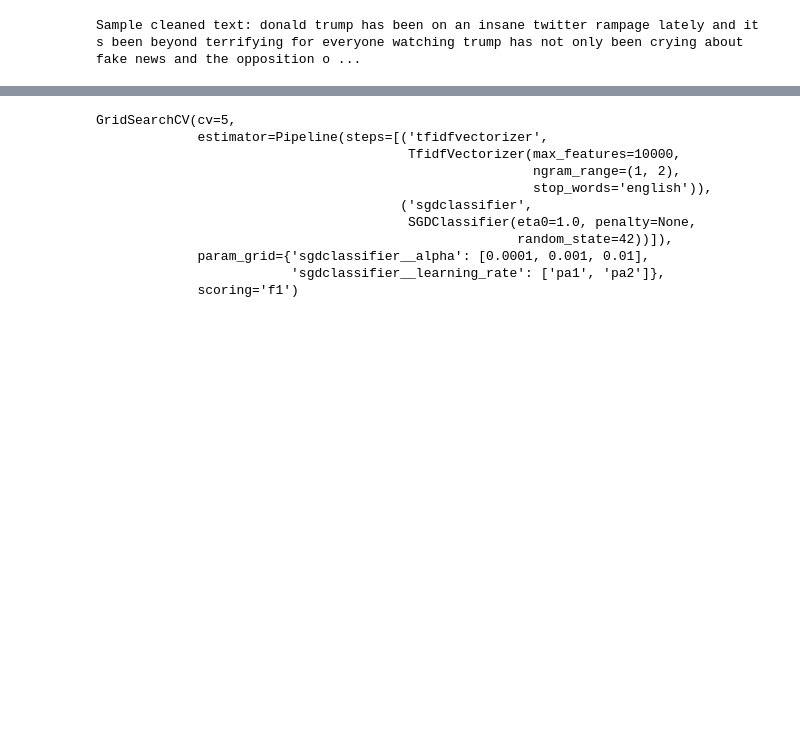
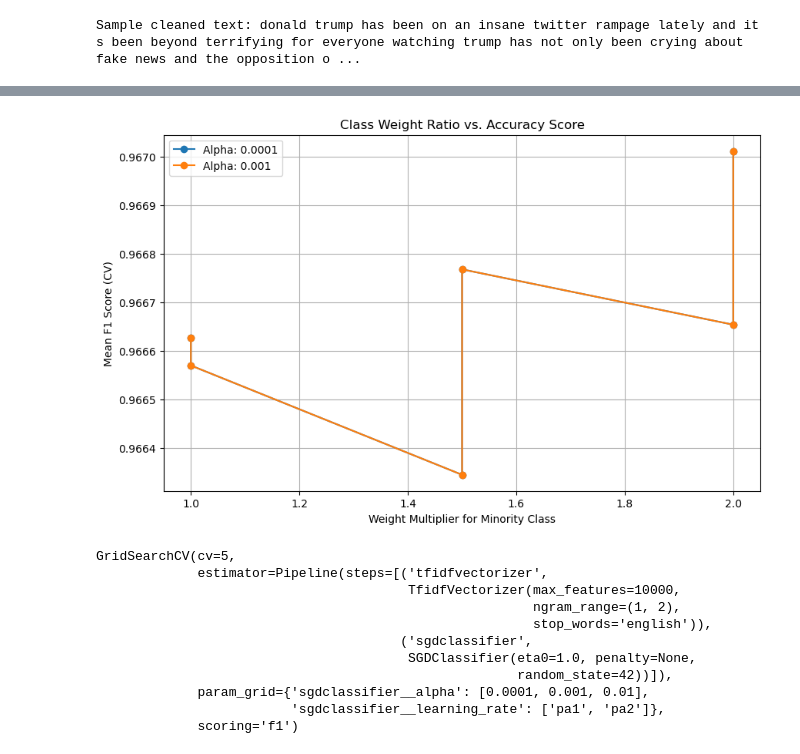
Before and after one commit to ShubhanC/Fake-News-Detector, a Jupyter notebook: eda/analysis_2.ipynb, the cells around one changed output, grey strips where cells are left out. Drawn from its saved outputs; the diff is of its cells as text; code cells hidden in the pictures; blank space fills up the shorter version.

```diff
--- a/eda/analysis_2.ipynb
+++ b/eda/analysis_2.ipynb
@@ -14,7 +17,5 @@ pd.set_option('display.max_colwidth', None)
 # %%
-df1 = pd.read_csv('./data/general/news.csv')
-df2 = pd.read_csv('./data/general/cleaned_fakenewsdata.csv')
+df2 = pd.read_csv('../data/general/cleaned_fakenewsdata.csv')
 df2['label'] = df2['label'].map({'REAL': 0, 'FAKE': 1})
 df2['text'] = df2['text'].str.replace(r'@\s*"', '', regex=True)
-df1['label'] = df1['label'].map({'REAL': 0, 'FAKE': 1})
 df_comb = pd.concat([df1, df2], ignore_index=True)
@@ -107,8 +110,8 @@ Confusion Matrix:
 # %% [markdown]
 ### Trying with new dataset
 # %%
-df_true = pd.read_csv('./data/finance/True.csv')
-df_false = pd.read_csv('./data/finance/Fake.csv')
+df_true = pd.read_csv('../data/general/True.csv')
+df_false = pd.read_csv('../data/general/Fake.csv')
 df_true['label'] = 0
 df_false['label'] = 1
 # %%
@@ -206,13 +209,20 @@ pipeline = make_pipeline(
     SGDClassifier(loss='hinge', penalty=None, eta0=1.0, random_state=42)
 )
 
+weights = np.linspace(1, 2, 3)
 param_grid = {
-    'sgdclassifier__alpha': [1e-4, 1e-3, 1e-2],
+    'sgdclassifier__class_weight' : [{0: 1, 1: w}  for w in weights] + ['balanced'],
+    'sgdclassifier__alpha': [1e-4, 1e-3],
     'sgdclassifier__learning_rate': ['pa1', 'pa2']
 }
 
 search = GridSearchCV(
     pipeline,
     param_grid,
-    cv=5,
-    scoring='f1')
+    cv=3,
+    scoring='f1',
+    verbose=2
+    )
+# %%
+search.fit(X_train, y_train)
+search.best_params_
@@ -219,3 +259,26 @@ search = GridSearchCV(
+# %%
+# 3. Extract results into a DataFrame
+results = pd.DataFrame(search.cv_results_)
+
+# We need to extract the 'w' value from the dictionary for plotting
+results['minority_weight'] = results['param_sgdclassifier__class_weight'].apply(lambda x: x[1])
+
+# 4. Plotting
+# Note: If you have other params (like alpha), you might want to group by them
+# or just plot the best performing line.
+plt.figure(figsize=(10, 6))
+for alpha in param_grid['sgdclassifier__alpha']:
+    subset = results[(results['param_sgdclassifier__alpha'] == alpha) & (results['minority_weight'] != 'a')]
+    plt.plot(subset['minority_weight'], subset['mean_test_score'], marker='o', label=f'Alpha: {alpha}')
+
+plt.title('Class Weight Ratio vs. Accuracy Score')
+plt.xlabel('Weight Multiplier for Minority Class')
+plt.ylabel('Mean F1 Score (CV)')
+plt.legend()
+plt.grid(True)
+plt.show()
+# %% [output]
+[figure, added]
 # %%
 search.fit(X_train_t, y_train_t)
 # %% [output]
```
Also changed, not shown: parts of 9 cells of this notebook, 14 other files.
